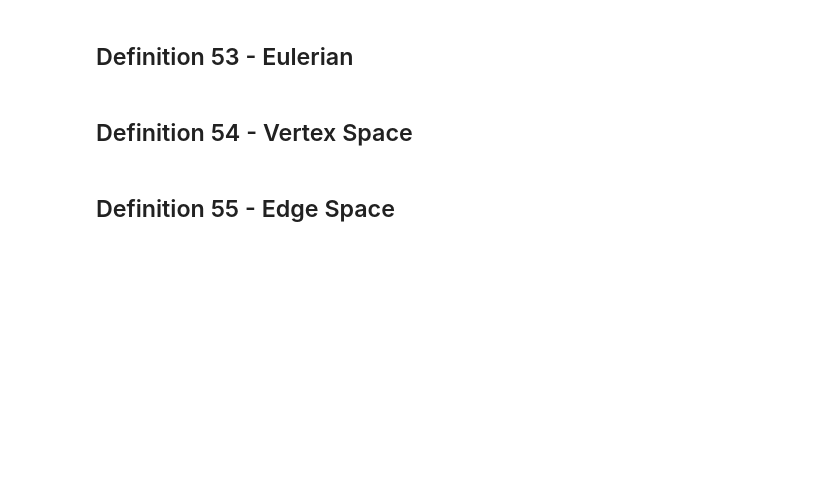
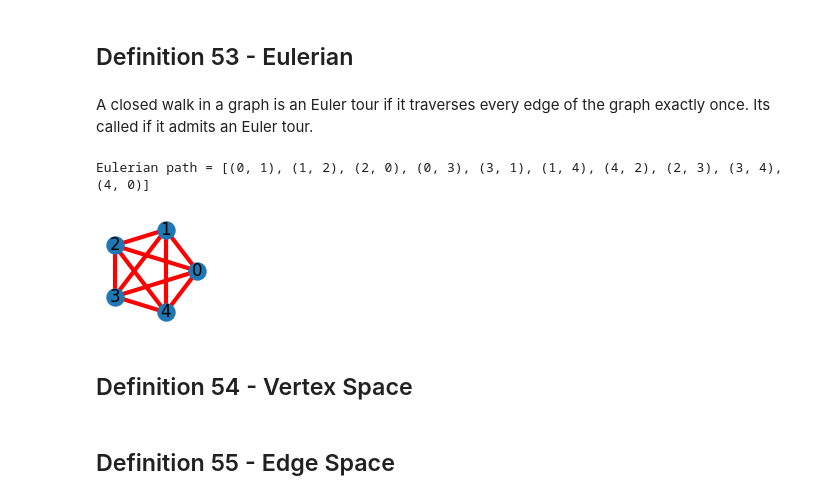
Before and after one commit to lipinski/graph-theory, a Jupyter notebook: definitions.ipynb, the cells around one changed output. Drawn from its saved outputs; the diff is of its cells as text; code cells hidden in the pictures; blank space fills up the shorter version.

Commit message:
Add Contraction, Minor, Eulerian

```diff
--- a/definitions.ipynb
+++ b/definitions.ipynb
@@ -1011,5 +1028,22 @@ nx.draw_networkx_nodes(H, pos=new_pos, nodelist=top, node_size=150, node_color='
 # %% [markdown]
 ## Definition 53 - Eulerian
+# %% [markdown]
+A closed walk in a graph is an Euler tour if it traverses every edge of the graph exactly once. Its called if it admits an Euler tour.
+# %%
+assert nx.is_eulerian(G) == False
+
+H = nx.complete_graph(5)
+assert nx.is_eulerian(H) == True
+
+eulerian_path = list(nx.eulerian_path(H))
+print(f'Eulerian path = {eulerian_path}')
+
+fig = plt.figure(figsize=figsize)
+nx.draw(H, pos=nx.circular_layout(H), node_size=150, with_labels=True);
+nx.draw_networkx_edges(H, pos=nx.circular_layout(H), edgelist=eulerian_path, edge_color='red', width=3);
+# %% [output]
+Eulerian path = [(0, 1), (1, 2), (2, 0), (0, 3), (3, 1), (1, 4), (4, 2), (2, 3), (3, 4), (4, 0)]
+[figure, added]
 # %% [markdown]
 ## Definition 54 - Vertex Space
 # %% [markdown]
```
Also changed, not shown: parts of 3 cells of this notebook.
